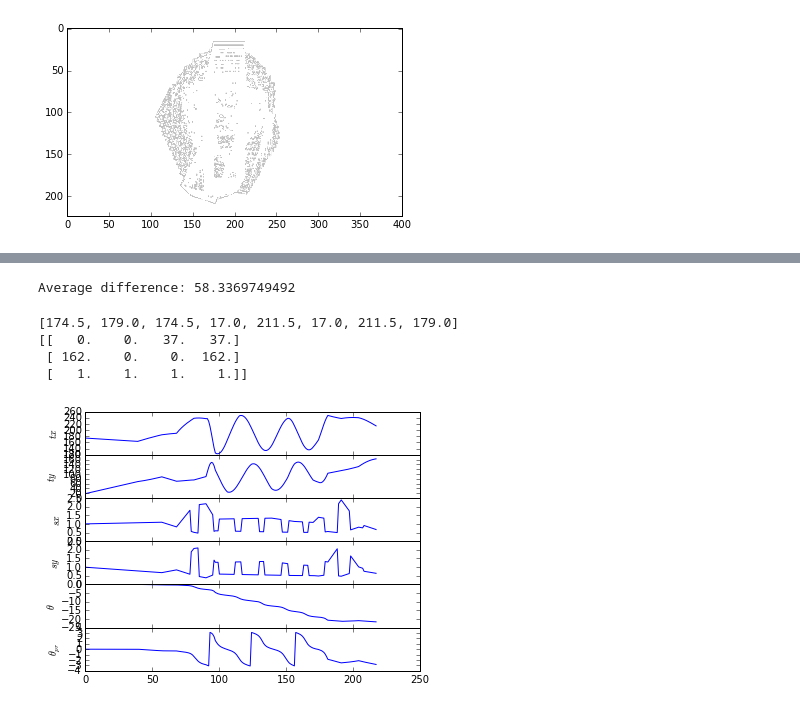
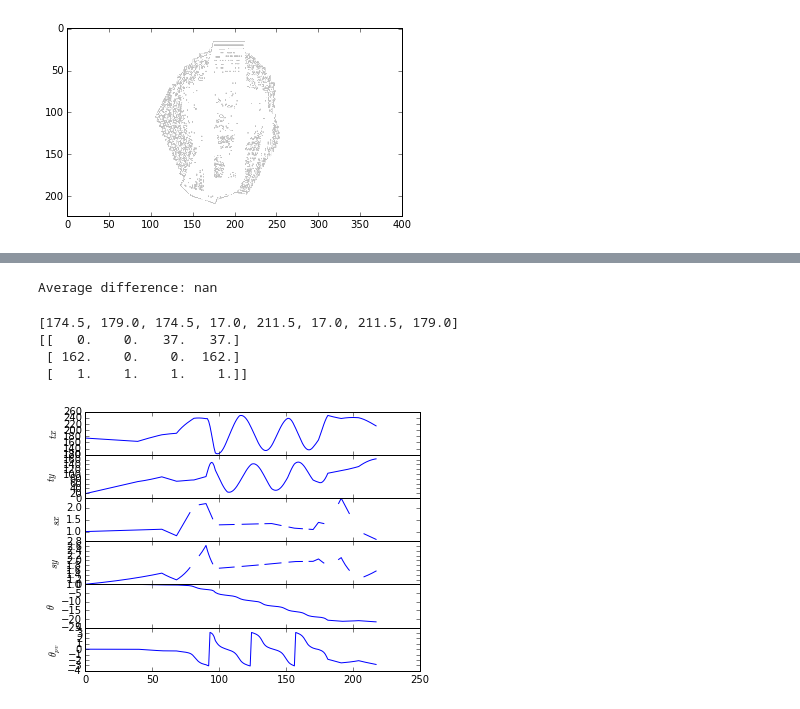
Before and after one commit to jccaicedo/localization-agent, a Jupyter notebook: notebooks/Test data trajectory analysis.ipynb, the cells around one changed output, grey strips where cells are left out. Cells and saved outputs as stored; diff of their text form; code cells hidden in the pictures.

```diff
--- a/notebooks/Test data trajectory analysis.ipynb
+++ b/notebooks/Test data trajectory analysis.ipynb
@@ -48,15 +111,14 @@ def transform_params(transform, prevAngle=None):
         n = numpy.around((prevAngle - theta)/numpy.pi)
         theta += n*numpy.pi
     ratio1 = numpy.abs(transform[0,0]/transform[1,1])
-    ratio2 = numpy.abs(transform[0,1]/transform[1,0])
+    ratio2 = -numpy.abs(transform[0,1]/transform[1,0])
     if numpy.abs(numpy.cos(theta)) >= numpy.abs(numpy.sin(theta)):
         ratio = ratio1
     else:
         ratio = ratio2
     product = numpy.abs(transform[0,0])*numpy.abs(transform[1,1])+numpy.abs(transform[0,1])*numpy.abs(transform[1,0])
-    #print 'Product: {}\tRatio: {}\tDividends: {}, {}\tTheta: {}\t Cos: {}\tSin: {}'.format(product, ratio, transform[0,0], transform[1,1], theta, numpy.cos(theta), numpy.sin(theta))
-    sy = numpy.sqrt(product/ratio)
-    sx = ratio*sy
+    sx = numpy.sqrt(product*ratio)
+    sy = ratio/sx
     return x,y,sx,sy,theta,originalTheta
 # %%
 gtPath = '/home/fmpaezri/datasets/vot-challenge/sequences/diving/groundtruth.txt'
@@ -88,7 +150,7 @@ refPoints = refPoints-numpy.array([[numpy.min(refPoints[0,:]), numpy.min(refPoin
 path = numpy.empty((0,6))
 averageDiff = 0
 previousTheta = None
-predictedPointsList = \[refPoints[:2,:].T.flatten()]
+predictedPointsList = [refPoints[:2,:].T.flatten()]
 transformedPointsList = [refPoints[:2,:].T.flatten()]
 for i in range(1,len(gt)):
     points = homogeneous_points(gt[i])
@@ -108,7 +170,7 @@ for i in range(1,len(gt)):
 averageDiff /= len(gt)-1
 print 'Average difference: {}'.format(averageDiff)
 # %% [output]
-Average difference: 58.3369749492
+Average difference: nan
 # %%
 print gt[0]
 print refPoints
@@ -118,17 +180,17 @@ print refPoints
  [ 162.    0.    0.  162.]
  [   1.    1.    1.    1.]]
 # %%
-titles = ['$ tx $', '$ ty $', '$ sx $', '$ sy $', '$ \\theta $', '$ \\theta_{pr}$']
+titles = ['$ tx $', '$ ty $', '$ sx $', '$ sy $', '$ \\theta $', '$ \\theta_{pv}$']
 matplotlib.pyplot.gcf().subplots_adjust(bottom=0.0, hspace=0.0)
 for i in range(path.shape[1]):
     axes = matplotlib.pyplot.subplot(path.shape[1],1,i+1)
     matplotlib.pyplot.plot(path[:,i])
     if i < path.shape[1]-1:
         matplotlib.pyplot.setp( axes.get_xticklabels(), visible=False)
     matplotlib.pyplot.ylabel(titles[i])
 #matplotlib.pyplot.tight_layout()
 # %% [output]
-[figure, old version]
+[figure, new version]
 # %%
 output = '/tmp/video.mp4'
 sequence = (draw_polygon(os.path.join(os.path.dirname(gtPath), imagePath), predictedPointsList[i].tolist()) for i, imagePath in enumerate(sorted(os.listdir(os.path.dirname(gtPath)))) if imagePath.endswith('.jpg'))
```
Also changed, not shown: parts of 14 cells of this notebook.
